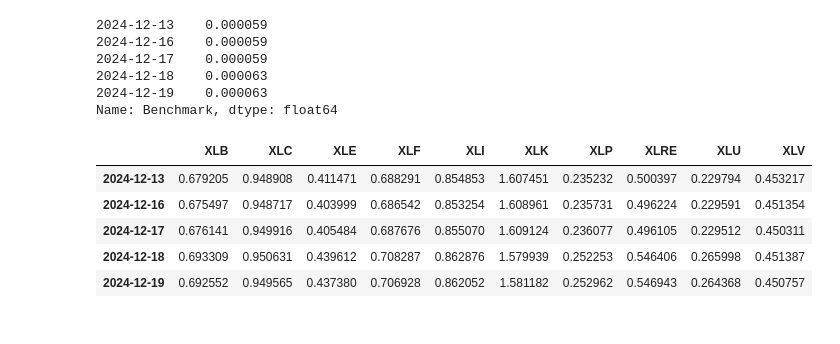
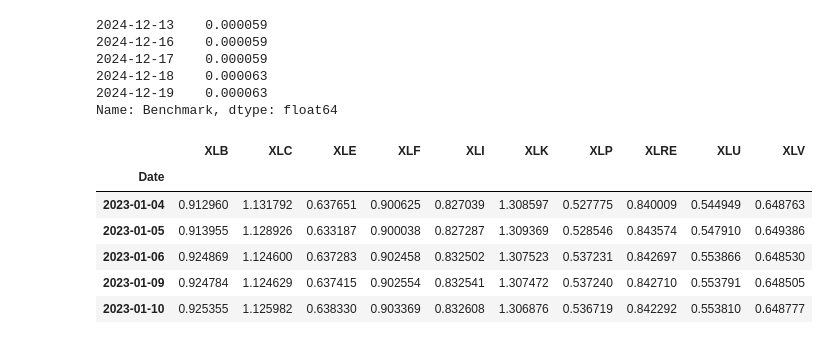
Before and after one commit to s1dewalker/Alpha-Beta-Explorer, a Jupyter notebook: py_files/The_Rolling_Sigmas.ipynb, the cells around one changed output. Drawn from its saved outputs; the diff is of its cells as text; code cells hidden in the pictures.

```diff
--- a/py_files/The_Rolling_Sigmas.ipynb
+++ b/py_files/The_Rolling_Sigmas.ipynb
@@ -206,14 +209,20 @@ Name: Benchmark, dtype: float64
 # %%
 # Calculate rolling beta for each stock
 rolling_beta = rolling_cov.div(rolling_var, axis=0)
+# %%
+rolling_beta.dropna(inplace=True)
+# %%
+# Assign a name to the index
+rolling_beta.index.name = "Date"
 # %%
-rolling_beta.tail()
+rolling_beta.head()
 # %% [output]
 |  | XLB | XLC | XLE | XLF | XLI | XLK | XLP | XLRE | XLU | XLV |
-| 2024-12-13 | 0.679205 | 0.948908 | 0.411471 | 0.688291 | 0.854853 | 1.607451 | 0.235232 | 0.500397 | 0.229794 | 0.453217 |
-| 2024-12-16 | 0.675497 | 0.948717 | 0.403999 | 0.686542 | 0.853254 | 1.608961 | 0.235731 | 0.496224 | 0.229591 | 0.451354 |
-| 2024-12-17 | 0.676141 | 0.949916 | 0.405484 | 0.687676 | 0.855070 | 1.609124 | 0.236077 | 0.496105 | 0.229512 | 0.450311 |
-| 2024-12-18 | 0.693309 | 0.950631 | 0.439612 | 0.708287 | 0.862876 | 1.579939 | 0.252253 | 0.546406 | 0.265998 | 0.451387 |
-| 2024-12-19 | 0.692552 | 0.949565 | 0.437380 | 0.706928 | 0.862052 | 1.581182 | 0.252962 | 0.546943 | 0.264368 | 0.450757 |
+| Date |  |  |  |  |  |  |  |  |  |  |
+| 2023-01-04 | 0.912960 | 1.131792 | 0.637651 | 0.900625 | 0.827039 | 1.308597 | 0.527775 | 0.840009 | 0.544949 | 0.648763 |
+| 2023-01-05 | 0.913955 | 1.128926 | 0.633187 | 0.900038 | 0.827287 | 1.309369 | 0.528546 | 0.843574 | 0.547910 | 0.649386 |
+| 2023-01-06 | 0.924869 | 1.124600 | 0.637283 | 0.902458 | 0.832502 | 1.307523 | 0.537231 | 0.842697 | 0.553866 | 0.648530 |
+| 2023-01-09 | 0.924784 | 1.124629 | 0.637415 | 0.902554 | 0.832541 | 1.307472 | 0.537240 | 0.842710 | 0.553791 | 0.648505 |
+| 2023-01-10 | 0.925355 | 1.125982 | 0.638330 | 0.903369 | 0.832608 | 1.306876 | 0.536719 | 0.842292 | 0.553810 | 0.648777 |
 # %%
 rolling_beta.to_excel('1_year_rolling_beta.xlsx')
```
Also changed, not shown: parts of 1 cell of this notebook.
